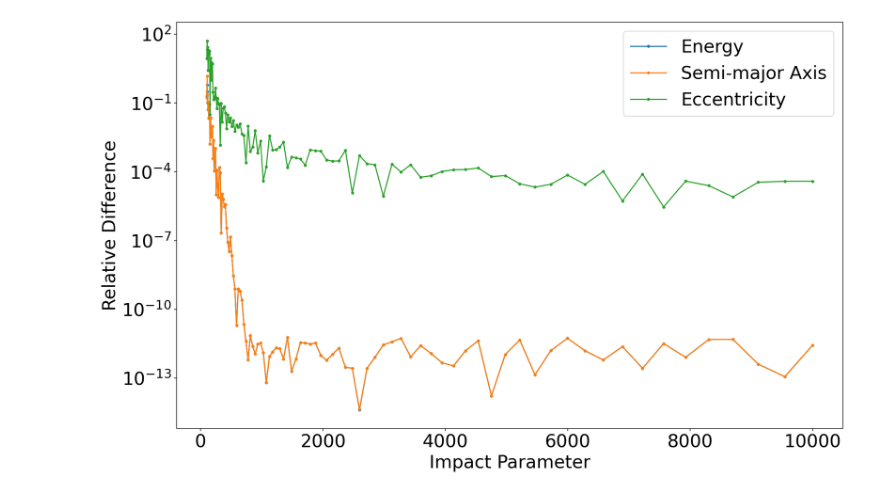
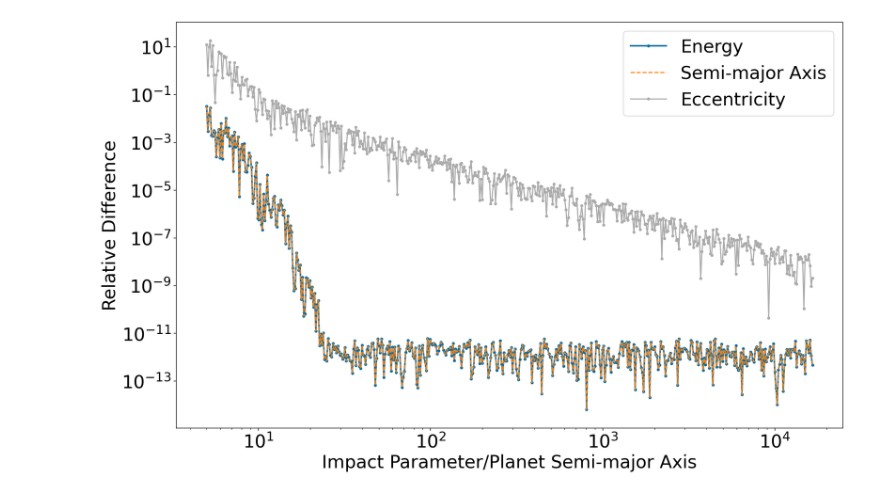
Before and after one commit to zyrxvo/airball, a Jupyter notebook: Basics.ipynb, the cells around one changed output. Cells and saved outputs as stored; diff of their text form; code cells hidden in the pictures.

```diff
--- a/Basics.ipynb
+++ b/Basics.ipynb
@@ -119,38 +153,39 @@ de/e = 5.18339e+00
-# %%
-Nflybys = 100
-energy = np.zeros(Nflybys+1)
-a = np.zeros(Nflybys+1)
-e = np.zeros(Nflybys+1)
-
-sim = setup()
-energy[0] = sim.calculate_energy()
-orb = sim.calculate_orbits()
-a[0] = orb[0].a
-e[0] = orb[0].e
-
-star_bs = np.logspace(2, 4, Nflybys)
-
-for i in range(Nflybys):
-    sim = setup()
-    flyby(sim, star_mass=star_mass, star_b=star_bs[i], star_v=star_v)
-    energy[i+1] = sim.calculate_energy()
-    orb = sim.calculate_orbits()
-    a[i+1] = orb[0].a
-    e[i+1] = orb[0].e
-
-dE = np.abs((energy[1:]-energy[0])/energy[0])
-da = np.abs((a[1:]-a[0])/a[0])
-de = np.abs((e[1:]-e[0])/e[0])
-
-plt.rcParams.update({'font.size': 24})
-fig,ax = plt.subplots(1,1, figsize=(16,10))
-ax.plot(star_bs, dE, '.-', label='Energy')
-ax.plot(star_bs, da, '.-', label='Semi-major Axis')
-ax.plot(star_bs, de, '.-', label='Eccentricity')
-ax.legend()
-ax.set_yscale('log')
-ax.set_xlabel('Impact Parameter')
-ax.set_ylabel('Relative Difference')
-plt.show()
-# %% [output]
-[figure, removed]
+# %%
+Nflybys = 500
+energy = np.zeros(Nflybys+1)
+a = np.zeros(Nflybys+1)
+e = np.zeros(Nflybys+1)
+
+sim = setup()
+energy[0] = sim.calculate_energy()
+orb = sim.calculate_orbits()
+a[0] = orb[0].a
+e[0] = orb[0].e
+
+star_bs = np.logspace(np.log10(5*a[0]), np.log10(5e5), Nflybys)
+
+for i in range(Nflybys):
+    sim = setup()
+    flyby(sim, star_mass=star_mass, star_b=star_bs[i], star_v=star_v)
+    energy[i+1] = sim.calculate_energy()
+    orb = sim.calculate_orbits()
+    a[i+1] = orb[0].a
+    e[i+1] = orb[0].e
+
+dE = np.abs((energy[1:]-energy[0])/energy[0])
+da = np.abs((a[1:]-a[0])/a[0])
+de = np.abs((e[1:]-e[0])/e[0])
+# %%
+plt.rcParams.update({'font.size': 24})
+fig,ax = plt.subplots(1,1, figsize=(16,10))
+ax.plot(star_bs/a[0], dE, '.-', lw=2, label='Energy')
+ax.plot(star_bs/a[0], da, '--', label='Semi-major Axis')
+ax.plot(star_bs/a[0], de, '.-', label='Eccentricity')
+ax.legend()
+ax.set_yscale('log')
+ax.set_xscale('log')
+ax.set_xlabel('Impact Parameter/Planet Semi-major Axis')
+ax.set_ylabel('Relative Difference')
+plt.show()
+# %% [output]
+[figure, added]
```
Also changed, not shown: parts of 11 cells of this notebook, 1 other file.
